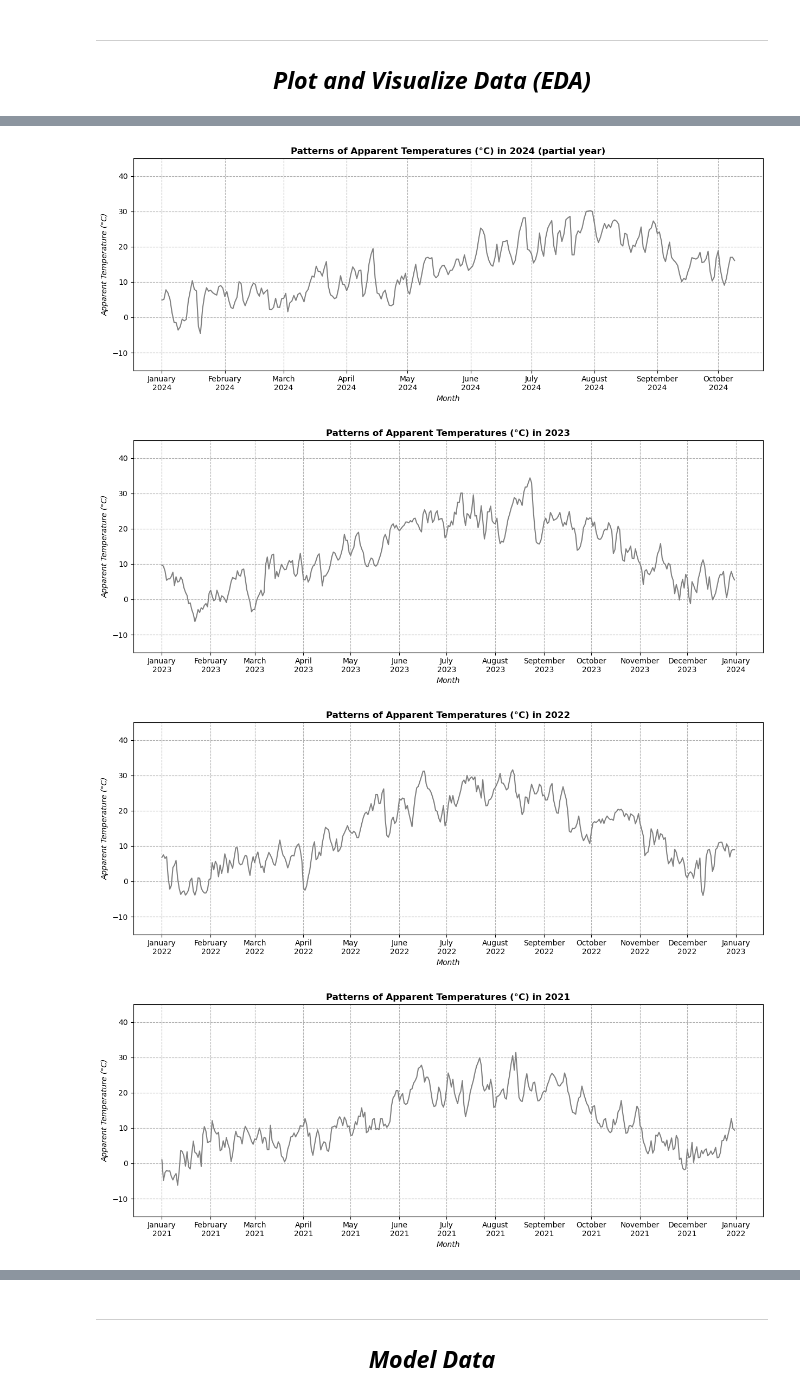
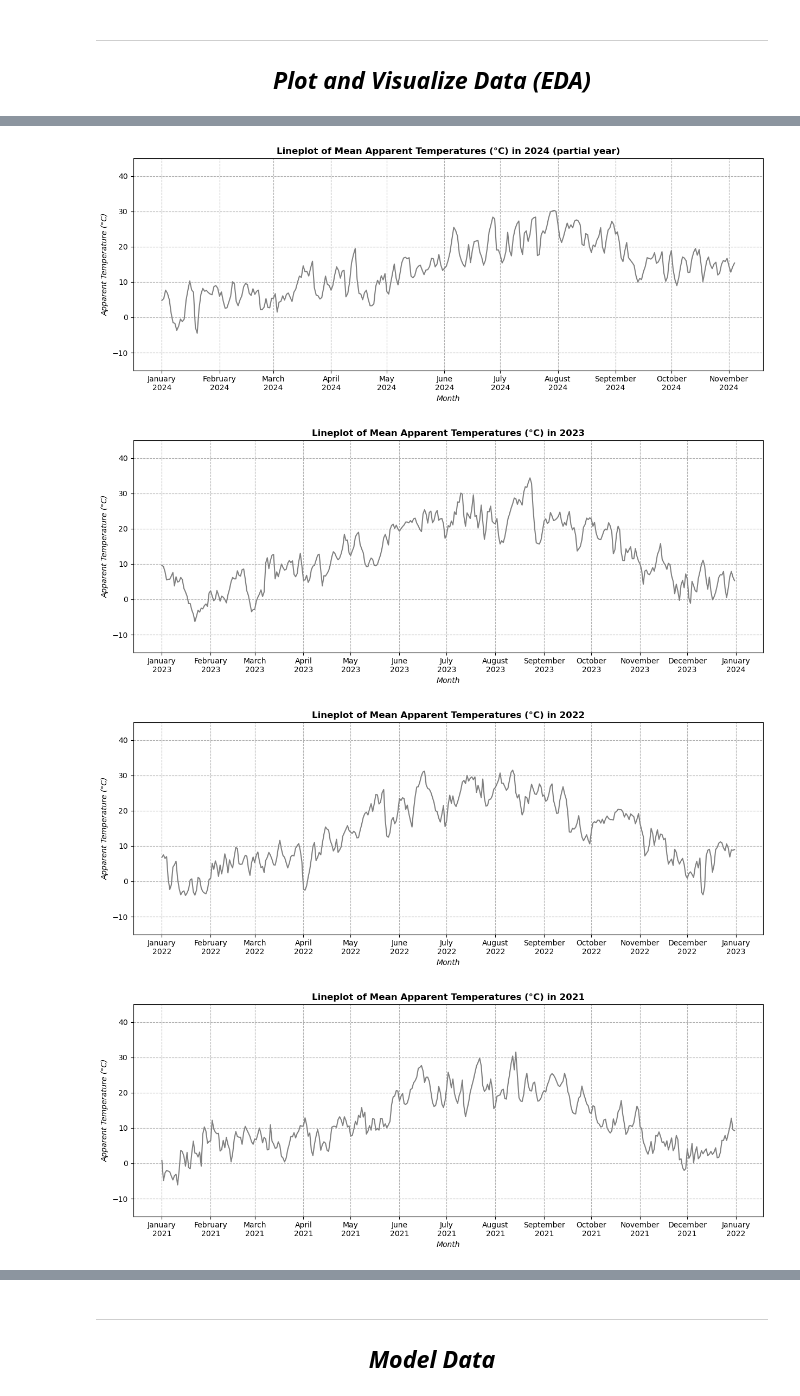
Before and after one commit to williamsaintmartin/weather_predictions_project, a Jupyter notebook: weather_predictions_notebook.ipynb, the cells around one changed output, grey strips where cells are left out. Drawn from its saved outputs; the diff is of its cells as text; code cells hidden in the pictures.

```diff
--- a/weather_predictions_notebook.ipynb
+++ b/weather_predictions_notebook.ipynb
@@ -507,7 +500,6 @@ try:
 
 except Exception as e:
         print(f"Error: {e}")
-        raise
 # %% [output]
 GENERAL INFORMATION
 <class 'pandas.core.frame.DataFrame'>
@@ -542,7 +534,6 @@ try:
 
 except Exception as e:
         print(f"Error: {e}")
-        raise
 # %% [output]
 GENERAL INFORMATION
 <class 'pandas.core.frame.DataFrame'>
@@ -757,9 +805,7 @@ hourly_weather_cleaned_df = hourly_weather_df.copy()
 <h4 style = "text-align: center;">Daily Weather Characteristics</h4>
 # %%
 # Handle missing values
-date_today = dt.datetime.now()
 date_yesterday = date_today - relativedelta(days = 1)
-formatted_date_today = date_today.strftime("%Y-%m-%d")
 formatted_date_yesterday = date_yesterday.strftime("%Y-%m-%d")
 daily_weather_cleaned_df["time"] = pd.to_datetime(daily_weather_cleaned_df["time"], format = "%Y-%m-%d")
 daily_weather_cleaned_df["date"] = daily_weather_cleaned_df["time"].dt.strftime("%Y-%m-%d")
@@ -1121,7 +1377,7 @@ weather_by_year_dfs_list = [
 # %%
-# Loop through each year and dataframe to visualize the distributions of apparent temperatures
+# Loop through each year and DataFrame to visualize the distributions of mean apparent temperatures
 for year_of_weather_df, weather_by_year_df in zip(years_of_weather_df, weather_by_year_dfs_list):
-    visualize_boxplot(weather_by_year_df, "apparent_temperature_mean", "Apparent Temperature (°C)", f"Distribution of Apparent Temperatures (°C) in {year_of_weather_df}")
+    visualize_boxplot(weather_by_year_df, "apparent_temperature_mean", "Apparent Temperature (°C)", f"Boxplot of Mean Apparent Temperatures (°C) in {year_of_weather_df}")
     print()
 # %% [output]
 [figure]
@@ -1133,10 +1389,10 @@ for year_of_weather_df, weather_by_year_df in zip(years_of_weather_df, weather_b
 # %%
 # Loop through each year and dataframe to visualize the patterns of apparent temperatures
 for year_of_weather_df, weather_by_year_df in zip(years_of_weather_df, weather_by_year_dfs_list):
-    visualize_lineplot(weather_by_year_df, "date","apparent_temperature_mean", "Month", "Apparent Temperature (°C)", f"Patterns of Apparent Temperatures (°C) in {year_of_weather_df}")
+    visualize_lineplot(weather_by_year_df, "date","apparent_temperature_mean", "Month", "Apparent Temperature (°C)", f"Lineplot of Mean Apparent Temperatures (°C) in {year_of_weather_df}")
     print()
 # %% [output]
-[figure, old version]
+[figure, new version]
-[figure, old version]
+[figure, new version]
-[figure, old version]
+[figure, new version]
-[figure, old version]
+[figure, new version]
```
Also changed, not shown: parts of 84 cells of this notebook, 2 other files.
